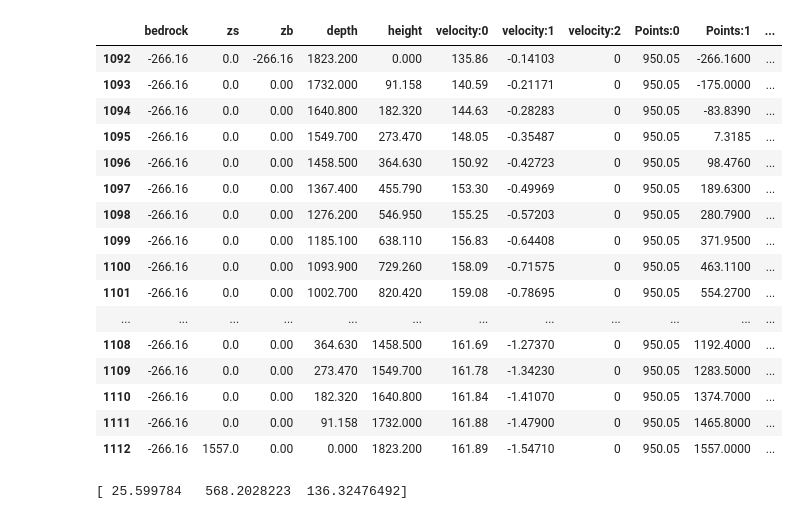
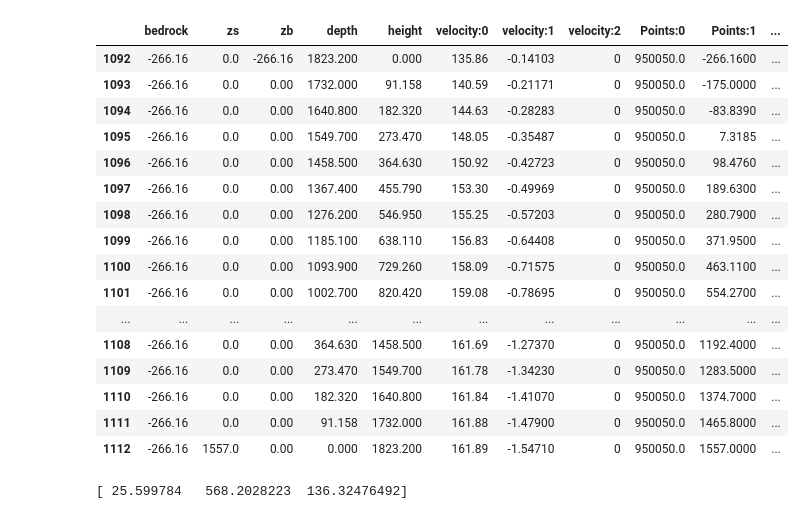
Before and after one commit to henryclara/ContinentalGL, a Jupyter notebook: Interpolation/InterpolateData.ipynb, the cells around one changed output. Saved outputs shown, nothing was run; the diff lists cells and outputs as text; code cells hidden in the pictures.

```diff
--- a/Interpolation/InterpolateData.ipynb
+++ b/Interpolation/InterpolateData.ipynb
@@ -10,10 +10,10 @@ import netCDF4 as nc
 # %%
 data = pd.read_csv('/Users/clara.henry/Documents/MISMIP/MISMIP2/DataToInterpolate.csv')
 data = data.sort_values(['Points:0', 'Points:1'])
-data['Points:0'] = data['Points:0']/1000
+data['Points:0'] = data['Points:0']
 data = data.reset_index(drop=True)
-data = data.drop(data[(abs(data['Points:0'] - 1050) > 100.0)].index)
-xi = np.arange(950,1151,1)
+data = data.drop(data[(abs(data['Points:0'] - 1050000) > 100000.0)].index)
+xi = np.arange(950000,1151000,500)
 dataZB = data.drop(data[(data['zb'] == 0.0)].index)
 dataZS = data.drop(data[(data['zs'] == 0.0)].index)
 dataBedrock = data.drop(data[(data['bedrock'] == 0.0)].index)
@@ -22,8 +22,8 @@ interZS = np.interp(xi, dataZS['Points:0'], dataZS['zs'])
 interBedrock = np.interp(xi, dataBedrock['Points:0'], dataBedrock['bedrock'])
 
 fig, ax = plt.subplots(figsize=(10,4))
-ax.plot(xi-950, interZB)
-ax.plot(xi-950, interZS)
-ax.plot(xi-950, interBedrock)
+ax.plot(xi-950000, interZB)
+ax.plot(xi-950000, interZS)
+ax.plot(xi-950000, interBedrock)
 # %% [output]
 [<matplotlib.lines.Line2D at 0x...>]
@@ -51,24 +31,24 @@ array([-266.16      , -267.14487762, -268.18159091, -269.2183042 ,
 # %%
-dataVel = data.loc[abs(data['Points:0'] - 950) < 1]
+dataVel = data.loc[abs(data['Points:0'] - 950000) < 1000]
 dataVel
 # %% [output]
 |  | bedrock | zs | zb | depth | height | velocity:0 | velocity:1 | velocity:2 | Points:0 | Points:1 | ... |
-| 1092 | -266.16 | 0.0 | -266.16 | 1823.200 | 0.000 | 135.86 | -0.14103 | 0 | 950.05 | -266.1600 | ... |
-| 1093 | -266.16 | 0.0 | 0.00 | 1732.000 | 91.158 | 140.59 | -0.21171 | 0 | 950.05 | -175.0000 | ... |
-| 1094 | -266.16 | 0.0 | 0.00 | 1640.800 | 182.320 | 144.63 | -0.28283 | 0 | 950.05 | -83.8390 | ... |
-| 1095 | -266.16 | 0.0 | 0.00 | 1549.700 | 273.470 | 148.05 | -0.35487 | 0 | 950.05 | 7.3185 | ... |
-| 1096 | -266.16 | 0.0 | 0.00 | 1458.500 | 364.630 | 150.92 | -0.42723 | 0 | 950.05 | 98.4760 | ... |
-| 1097 | -266.16 | 0.0 | 0.00 | 1367.400 | 455.790 | 153.30 | -0.49969 | 0 | 950.05 | 189.6300 | ... |
-| 1098 | -266.16 | 0.0 | 0.00 | 1276.200 | 546.950 | 155.25 | -0.57203 | 0 | 950.05 | 280.7900 | ... |
-| 1099 | -266.16 | 0.0 | 0.00 | 1185.100 | 638.110 | 156.83 | -0.64408 | 0 | 950.05 | 371.9500 | ... |
-| 1100 | -266.16 | 0.0 | 0.00 | 1093.900 | 729.260 | 158.09 | -0.71575 | 0 | 950.05 | 463.1100 | ... |
-| 1101 | -266.16 | 0.0 | 0.00 | 1002.700 | 820.420 | 159.08 | -0.78695 | 0 | 950.05 | 554.2700 | ... |
+| 1092 | -266.16 | 0.0 | -266.16 | 1823.200 | 0.000 | 135.86 | -0.14103 | 0 | 950050.0 | -266.1600 | ... |
+| 1093 | -266.16 | 0.0 | 0.00 | 1732.000 | 91.158 | 140.59 | -0.21171 | 0 | 950050.0 | -175.0000 | ... |
+| 1094 | -266.16 | 0.0 | 0.00 | 1640.800 | 182.320 | 144.63 | -0.28283 | 0 | 950050.0 | -83.8390 | ... |
+| 1095 | -266.16 | 0.0 | 0.00 | 1549.700 | 273.470 | 148.05 | -0.35487 | 0 | 950050.0 | 7.3185 | ... |
+| 1096 | -266.16 | 0.0 | 0.00 | 1458.500 | 364.630 | 150.92 | -0.42723 | 0 | 950050.0 | 98.4760 | ... |
+| 1097 | -266.16 | 0.0 | 0.00 | 1367.400 | 455.790 | 153.30 | -0.49969 | 0 | 950050.0 | 189.6300 | ... |
+| 1098 | -266.16 | 0.0 | 0.00 | 1276.200 | 546.950 | 155.25 | -0.57203 | 0 | 950050.0 | 280.7900 | ... |
+| 1099 | -266.16 | 0.0 | 0.00 | 1185.100 | 638.110 | 156.83 | -0.64408 | 0 | 950050.0 | 371.9500 | ... |
+| 1100 | -266.16 | 0.0 | 0.00 | 1093.900 | 729.260 | 158.09 | -0.71575 | 0 | 950050.0 | 463.1100 | ... |
+| 1101 | -266.16 | 0.0 | 0.00 | 1002.700 | 820.420 | 159.08 | -0.78695 | 0 | 950050.0 | 554.2700 | ... |
 | ... | ... | ... | ... | ... | ... | ... | ... | ... | ... | ... | ... |
-| 1108 | -266.16 | 0.0 | 0.00 | 364.630 | 1458.500 | 161.69 | -1.27370 | 0 | 950.05 | 1192.4000 | ... |
-| 1109 | -266.16 | 0.0 | 0.00 | 273.470 | 1549.700 | 161.78 | -1.34230 | 0 | 950.05 | 1283.5000 | ... |
-| 1110 | -266.16 | 0.0 | 0.00 | 182.320 | 1640.800 | 161.84 | -1.41070 | 0 | 950.05 | 1374.7000 | ... |
-| 1111 | -266.16 | 0.0 | 0.00 | 91.158 | 1732.000 | 161.88 | -1.47900 | 0 | 950.05 | 1465.8000 | ... |
-| 1112 | -266.16 | 1557.0 | 0.00 | 0.000 | 1823.200 | 161.89 | -1.54710 | 0 | 950.05 | 1557.0000 | ... |
+| 1108 | -266.16 | 0.0 | 0.00 | 364.630 | 1458.500 | 161.69 | -1.27370 | 0 | 950050.0 | 1192.4000 | ... |
+| 1109 | -266.16 | 0.0 | 0.00 | 273.470 | 1549.700 | 161.78 | -1.34230 | 0 | 950050.0 | 1283.5000 | ... |
+| 1110 | -266.16 | 0.0 | 0.00 | 182.320 | 1640.800 | 161.84 | -1.41070 | 0 | 950050.0 | 1374.7000 | ... |
+| 1111 | -266.16 | 0.0 | 0.00 | 91.158 | 1732.000 | 161.88 | -1.47900 | 0 | 950050.0 | 1465.8000 | ... |
+| 1112 | -266.16 | 1557.0 | 0.00 | 0.000 | 1823.200 | 161.89 | -1.54710 | 0 | 950050.0 | 1557.0000 | ... |
 # %%
 # objective function
 def func(x, a, b, c):
```
Also changed, not shown: parts of 9 cells of this notebook, 2 other files.
